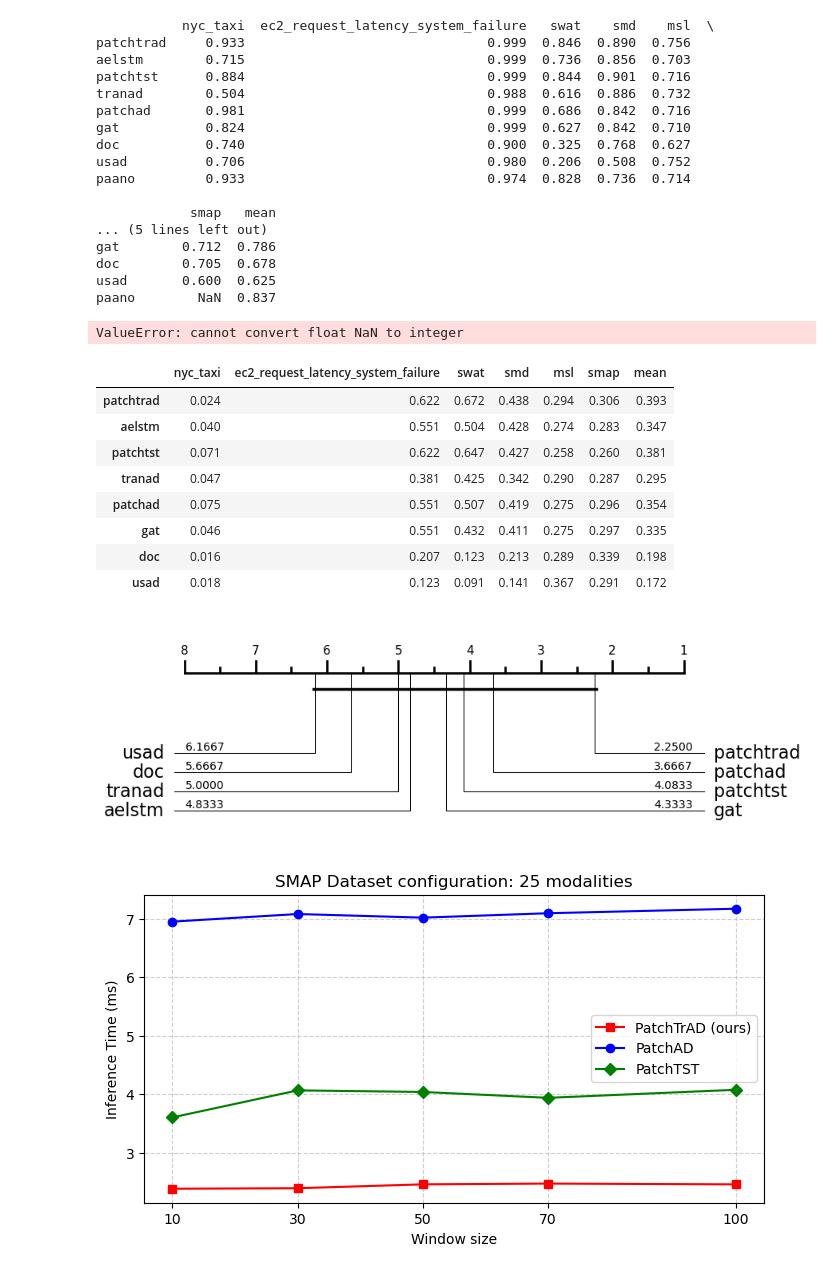
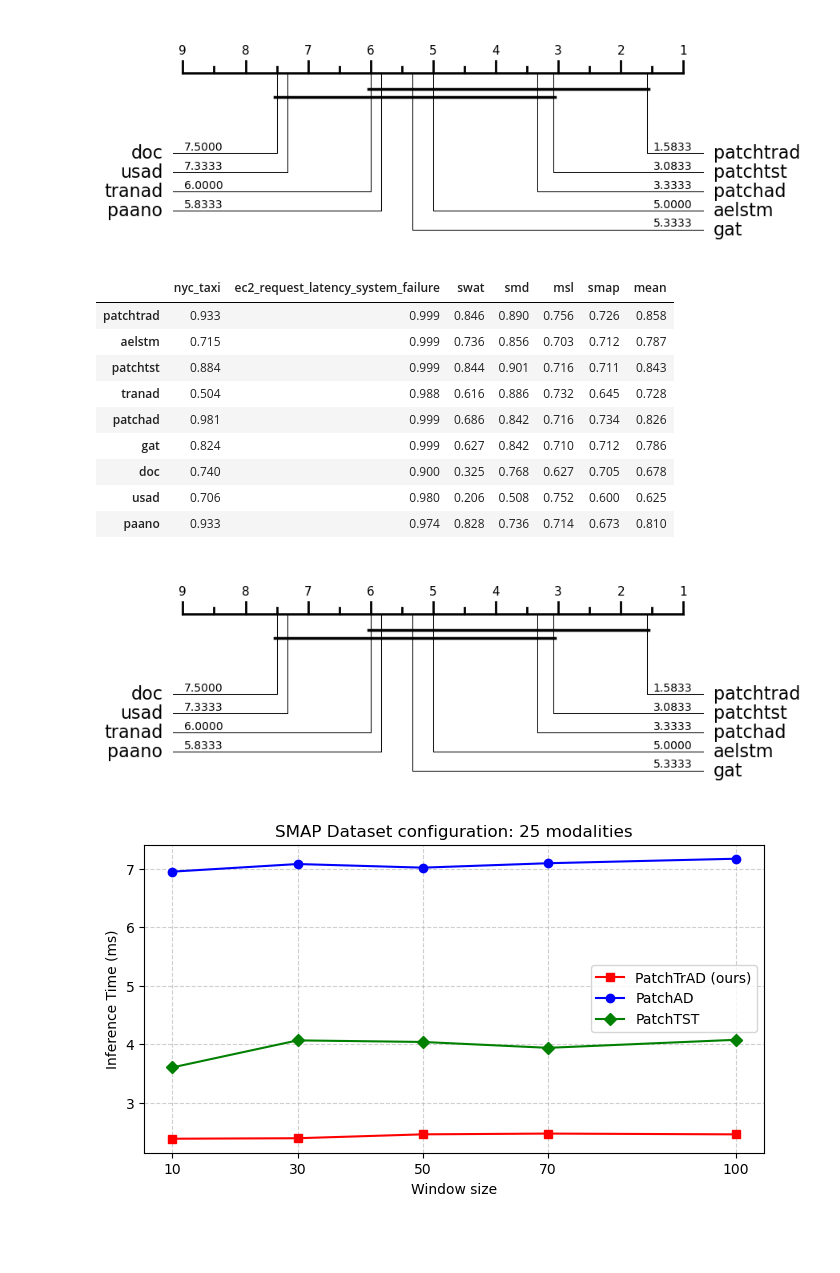
Before and after one commit to vilhess/DL4TSAD, a Jupyter notebook: visu.ipynb, the cells around one changed output. Drawn from its saved outputs; the diff is of its cells as text; code cells hidden in the pictures; blank space fills up the shorter version.

Commit message:
results

```diff
--- a/visu.ipynb
+++ b/visu.ipynb
@@ -9,55 +9,38 @@ results = pd.read_json("results/vus_roc.json")
 
 results_show = results.round(3)
 results_show["mean"] = results_show.mean(axis=1).round(3)
-print(results_show)
 
 results = results.T
 methods = results.columns
 plot = plot_critical_difference(results.values, methods, alpha=0.05, width=8, test='nemenyi')
 #plt.savefig("results/vus_roc_critical_difference.pdf", format='pdf', bbox_inches='tight')
 # %% [output]
-           nyc_taxi  ec2_request_latency_system_failure   swat    smd    msl  \
-patchtrad     0.933                               0.999  0.846  0.890  0.756
-aelstm        0.715                               0.999  0.736  0.856  0.703
-patchtst      0.884                               0.999  0.844  0.901  0.716
-tranad        0.504                               0.988  0.616  0.886  0.732
-patchad       0.981                               0.999  0.686  0.842  0.716
-gat           0.824                               0.999  0.627  0.842  0.710
-doc           0.740                               0.900  0.325  0.768  0.627
-usad          0.706                               0.980  0.206  0.508  0.752
-paano         0.933                               0.974  0.828  0.736  0.714
-
-            smap   mean
-... (5 lines left out)
-gat        0.712  0.786
-doc        0.705  0.678
-usad       0.600  0.625
-paano        NaN  0.837
-ValueError: cannot convert float NaN to integer
+[figure, added]
 # %%
 # VUS PR
 
-results = pd.read_json("results/vus_pr.json")
+results = pd.read_json("results/vus_roc.json")
 
 results_show = results.round(3)
 results_show["mean"] = results_show.mean(axis=1).round(3)
 
 results = results.T
 methods = results.columns
 plot = plot_critical_difference(results.values, methods, alpha=0.05, width=8, test='nemenyi')
 #plt.savefig("results/vus_pr_critical_difference.pdf", format='pdf', bbox_inches='tight')
 results_show
 # %% [output]
 |  | nyc_taxi | ec2_request_latency_system_failure | swat | smd | msl | smap | mean |
-| patchtrad | 0.024 | 0.622 | 0.672 | 0.438 | 0.294 | 0.306 | 0.393 |
-| aelstm | 0.040 | 0.551 | 0.504 | 0.428 | 0.274 | 0.283 | 0.347 |
-| patchtst | 0.071 | 0.622 | 0.647 | 0.427 | 0.258 | 0.260 | 0.381 |
-| tranad | 0.047 | 0.381 | 0.425 | 0.342 | 0.290 | 0.287 | 0.295 |
-| patchad | 0.075 | 0.551 | 0.507 | 0.419 | 0.275 | 0.296 | 0.354 |
-| gat | 0.046 | 0.551 | 0.432 | 0.411 | 0.275 | 0.297 | 0.335 |
-| doc | 0.016 | 0.207 | 0.123 | 0.213 | 0.289 | 0.339 | 0.198 |
-| usad | 0.018 | 0.123 | 0.091 | 0.141 | 0.367 | 0.291 | 0.172 |
+| patchtrad | 0.933 | 0.999 | 0.846 | 0.890 | 0.756 | 0.726 | 0.858 |
+| aelstm | 0.715 | 0.999 | 0.736 | 0.856 | 0.703 | 0.712 | 0.787 |
+| patchtst | 0.884 | 0.999 | 0.844 | 0.901 | 0.716 | 0.711 | 0.843 |
+| tranad | 0.504 | 0.988 | 0.616 | 0.886 | 0.732 | 0.645 | 0.728 |
+| patchad | 0.981 | 0.999 | 0.686 | 0.842 | 0.716 | 0.734 | 0.826 |
+| gat | 0.824 | 0.999 | 0.627 | 0.842 | 0.710 | 0.712 | 0.786 |
+| doc | 0.740 | 0.900 | 0.325 | 0.768 | 0.627 | 0.705 | 0.678 |
+| usad | 0.706 | 0.980 | 0.206 | 0.508 | 0.752 | 0.600 | 0.625 |
+| paano | 0.933 | 0.974 | 0.828 | 0.736 | 0.714 | 0.673 | 0.810 |
-[figure, old version]
+[figure, new version]
 # %%
 # Inference Speed for PatchAD, PatchTrAD, TranAD on the SWaT Dataset
 
```
Also changed, not shown: 3 other files.
